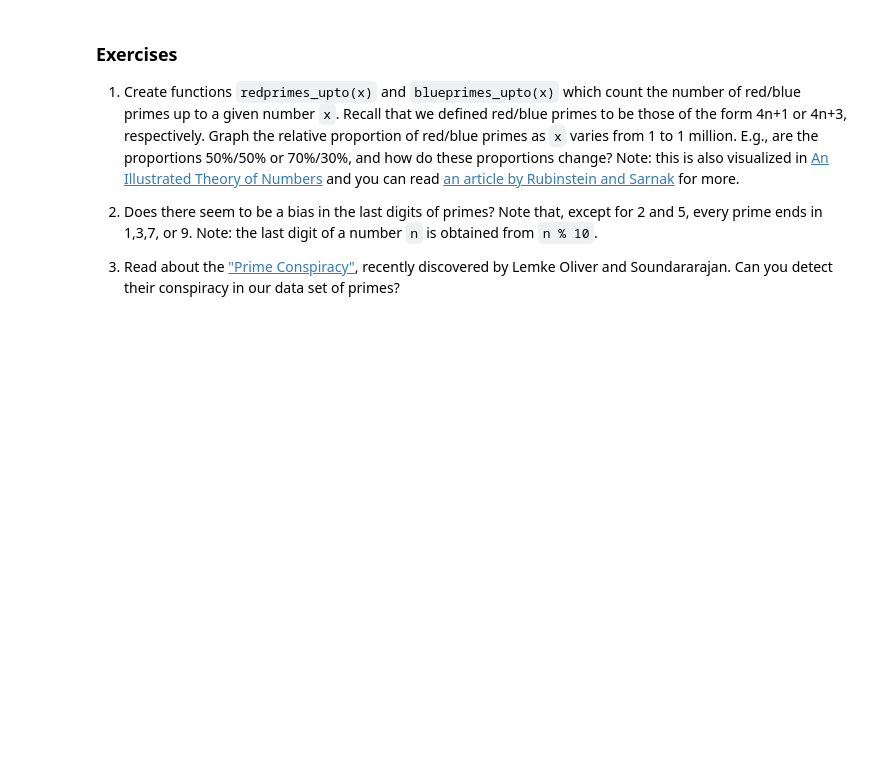
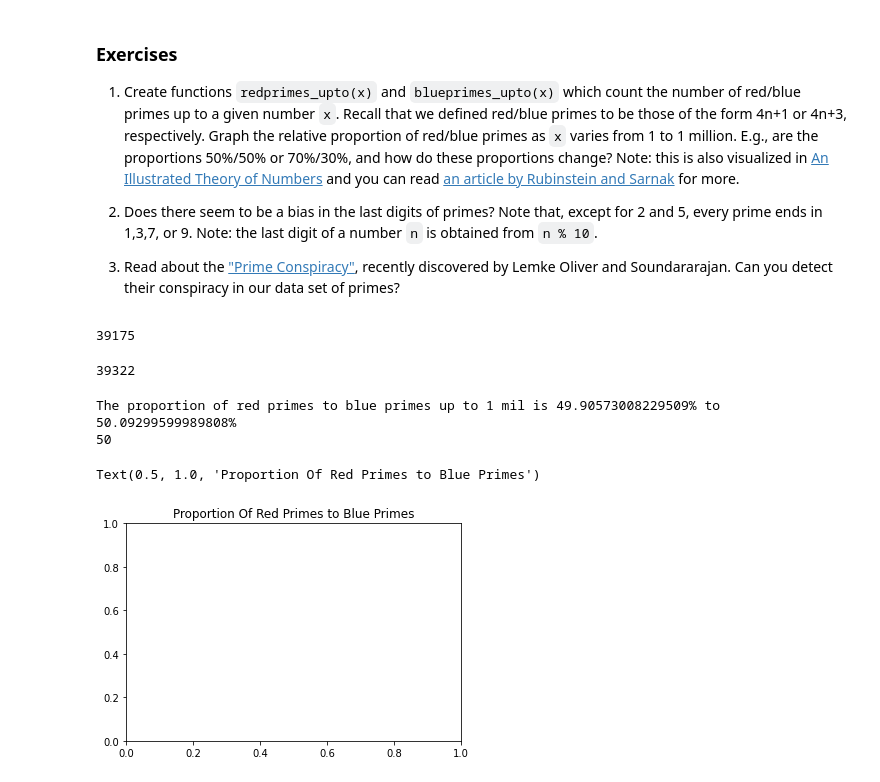
Before and after one commit to Gavin-Moss/Python-for-Math, a Jupyter notebook: P4M_Notebook_3.ipynb, the cells around one changed output. Drawn from its saved outputs; the diff is of its cells as text; code cells hidden in the pictures; blank space fills up the shorter version.

```diff
--- a/P4M_Notebook_3.ipynb
+++ b/P4M_Notebook_3.ipynb
@@ -984,10 +977,10 @@ Observe that gaps of 2 (twin primes) are pretty frequent.  There are over 8000 o
 # %%
 def redprimes_upto(x):
   totalprimes = len(where(isprime_list(x)))
-  redprimes = [p for p in totalprimes if p%4 == 1]
+  redprimes = len([p for p in primes if p % 4 == 1])
   return redprimes
 # %%
 def blueprimes_upto(x):
   totalprimes = len(where(isprime_list(x)))
-  blueprimes = [p for p in totalprimes if p%4 == 3]
+  blueprimes = len([p for p in primes if p % 4 == 3])
   return blueprimes
@@ -997,0 +987,27 @@ plt.plot(x)
+# %%
+redprimes_upto(100000)
+# %% [output]
+39175
+# %%
+blueprimes_upto(1000000)
+# %% [output]
+39322
+# %%
+x_values = numpy.linspace(1,1000000)
+totalprimes = len(where(isprime_list(1000000)))
+proportionOfRed = (redprimes_upto(1000000)/totalprimes)*100
+proportionOfBlue = (blueprimes_upto(1000000)/totalprimes)*100
+print("The proportion of red primes to blue primes up to 1 mil is {}% to {}%".format(proportionOfRed, proportionOfBlue))
+#y_values = redprimes_upto(1000000)/blueprimes_upto(1000000)
+#pix_values = numpy.array([primes_upto(x) for x in x_values])
+print(len(x_values))
+#print(len(y_values))
+#len(x_values) == len(y_values)
+#%matplotlib inline
+#plt.plot(x_values,y_values)
+plt.title('Proportion Of Red Primes to Blue Primes')
+# %% [output]
+The proportion of red primes to blue primes up to 1 mil is 49.90573008229509% to 50.09299599989808%
+50
+Text(0.5, 1.0, 'Proportion Of Red Primes to Blue Primes')
+[figure, added]
```
Also changed, not shown: parts of 4 cells of this notebook.
